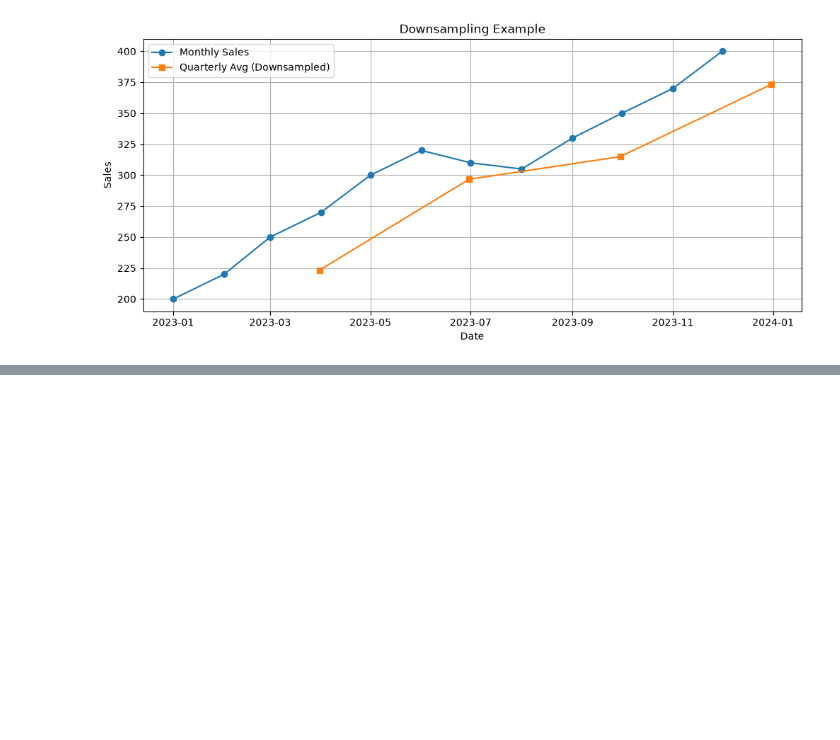
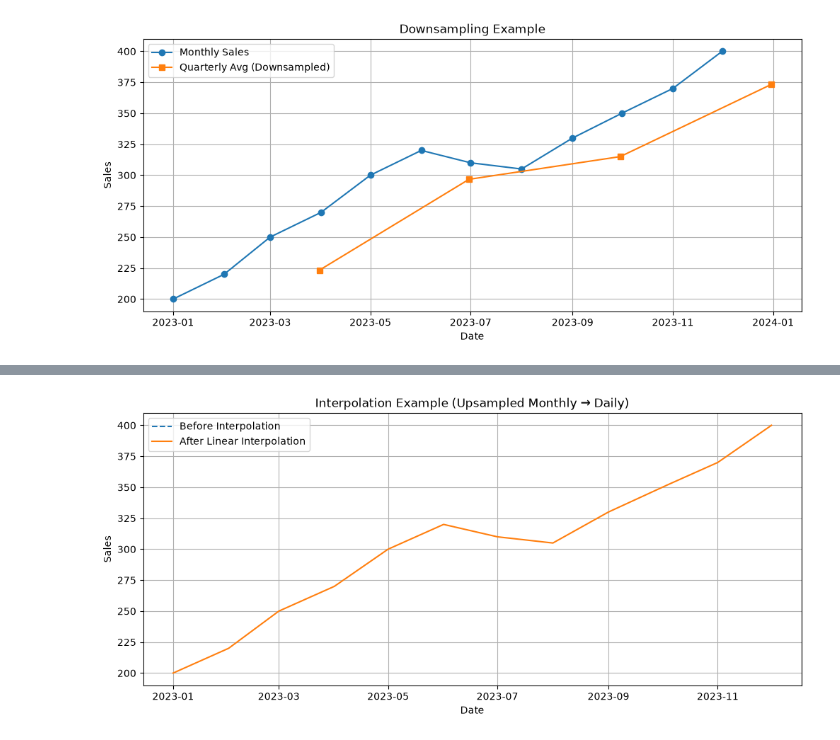
Before and after one commit to neeraj654123/Data-Science, a Jupyter notebook: Time Series Forecasting/03_Data_preparation.ipynb, the cells around one changed output, grey strips where cells are left out. Drawn from its saved outputs; the diff is of its cells as text; code cells hidden in the pictures; blank space fills up the shorter version.

Commit message:
Interpolation

```diff
--- a/Time Series Forecasting/03_Data_preparation.ipynb
+++ b/Time Series Forecasting/03_Data_preparation.ipynb
@@ -105,0 +126,23 @@ plt.show()
+# %%
+# Fill NaN daily values using linear interpolation
+
+df_daily_interp = df_daily.interpolate(method='linear')
+
+
+# .interpolate(method='linear') → fills missing values by drawing straight lines between known points.
+
+# Plot before and after interpolation
+
+plt.figure(figsize=(12,5))
+
+plt.plot(df_daily.index, df_daily["Sales"], label="Before Interpolation", linestyle='--')
+
+plt.plot(df_daily_interp.index, df_daily_interp["Sales"], label="After Linear Interpolation")
+plt.title("Interpolation Example (Upsampled Monthly → Daily)")
+plt.xlabel("Date")
+plt.ylabel("Sales")
+plt.legend()
+plt.grid(True)
+plt.show()
+# %% [output]
+[figure, added]
```
Also changed, not shown: parts of 3 cells of this notebook.
